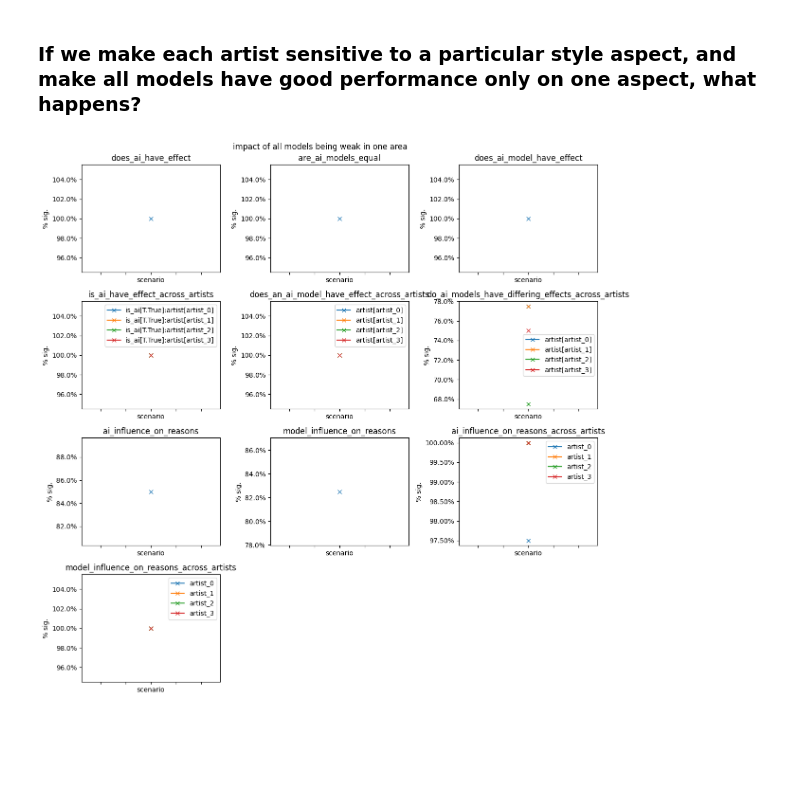
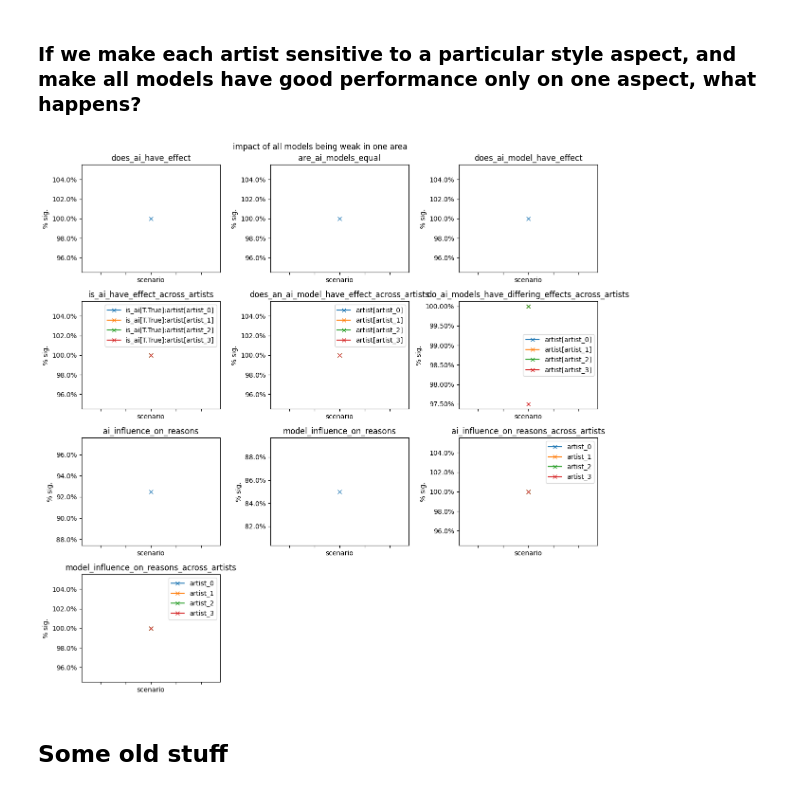
Before and after one commit to daxmavy/art, a Jupyter notebook: interactive_nb.ipynb, the cells around one changed output. Drawn from its saved outputs; the diff is of its cells as text; code cells hidden in the pictures; blank space fills up the shorter version.

```diff
--- a/interactive_nb.ipynb
+++ b/interactive_nb.ipynb
@@ -72,7 +28,9 @@ _ = pa.run_test_over_varying_parameters(
     10,
     parameter_settings = {
         0.6: {'Model_ABILITIES' : [0.6 * np.ones(shape=4)]*3},
+        0.7: {'Model_ABILITIES' : [0.7 * np.ones(shape=4)]*3},
         0.8: {'Model_ABILITIES' : [0.8 * np.ones(shape=4)]*3},
+        0.9: {'Model_ABILITIES' : [0.9 * np.ones(shape=4)]*3},
         1.0: {'Model_ABILITIES' : [1.0 * np.ones(shape=4)]*3}
     },
     test_keys=[
@@ -191,6 +149,7 @@ _ = pa.run_test_over_varying_parameters(
     parameter_settings = {
         'even': {'ARTIST_ASPECT_WEIGHTING' : [ np.ones(shape=4)]*4},
         'diff': {'ARTIST_ASPECT_WEIGHTING' : [ [2,1,1,1], [1,2,1,1], [1,1,2,1], [1,1,1,2]] },
+        'big_diff': {'ARTIST_ASPECT_WEIGHTING' : [ [4,1,1,1], [1,4,1,1], [1,1,4,1], [1,1,1,4]] },
     },
     test_keys=[
         'does_ai_have_effect',
@@ -229,25 +188,27 @@ Again, odd: the 'even' scenario shouldn't result in stat sig, let alone the high
 # %%
 _ = pa.run_test_over_varying_parameters(
     40,
     parameter_settings = {
         'scenario': {
-            'Model_ABILITIES' : [0.9, 0.7, 0.7, 0.7]*3,
+            'Model_ABILITIES' : [0.95, 0.6, 0.6, 0.6]*3,
             'ARTIST_ASPECT_WEIGHTING' : [ [4,1,1,1], [1,4,1,1], [1,1,4,1], [1,1,1,4]]
         }
     },
     test_keys=[
         'does_ai_have_effect',
         'are_ai_models_equal',
         'does_ai_model_have_effect',
         'is_ai_have_effect_across_artists',
         'does_an_ai_model_have_effect_across_artists',
         'do_ai_models_have_differing_effects_across_artists',
         'ai_influence_on_reasons',
         'model_influence_on_reasons',
         'ai_influence_on_reasons_across_artists',
         'model_influence_on_reasons_across_artists'
     ],
     title='impact of all models being weak in one area'
 )
 # %% [output]
-[figure, old version]
+[figure, new version]
+# %% [markdown]
+## Some old stuff
```
Also changed, not shown: parts of 15 cells of this notebook.
